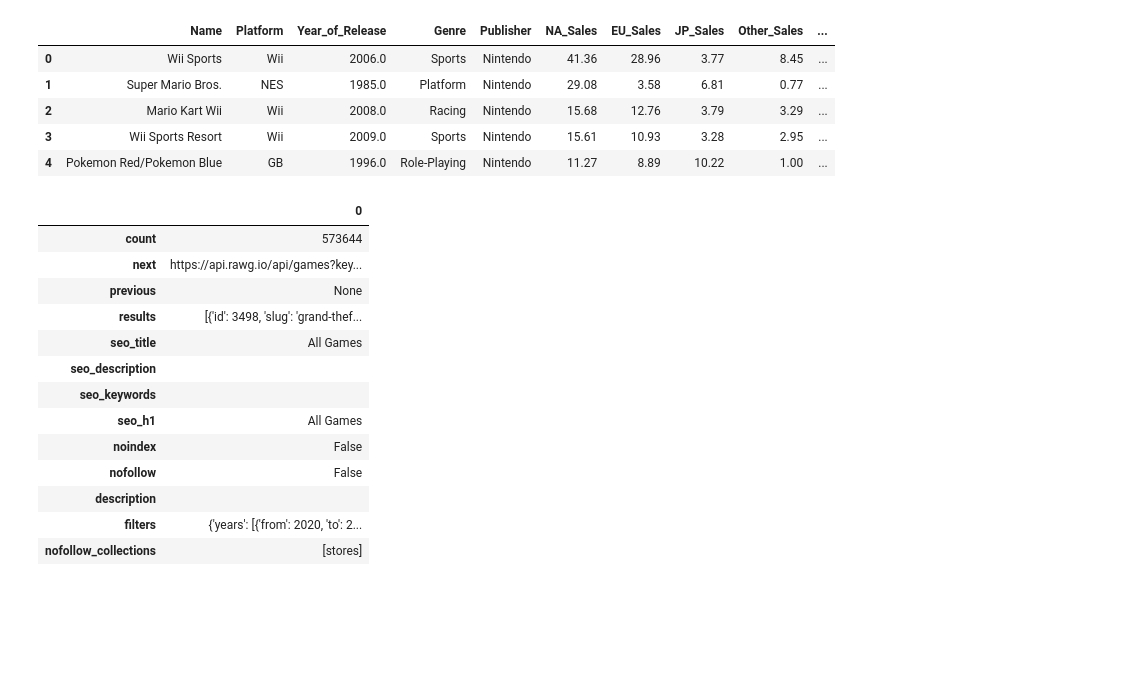
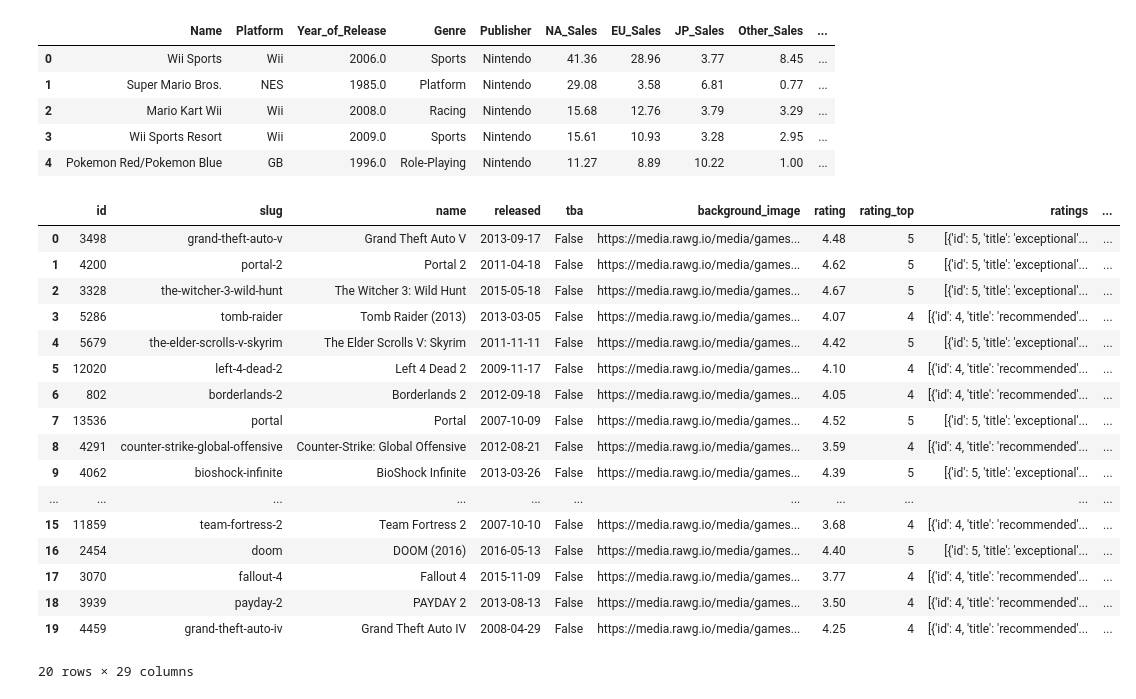
Before and after one commit to dalismo/api_call_of_duty_etl, a Jupyter notebook: extracting_rawg_api_data.ipynb, the cells around one changed output. Drawn from its saved outputs; the diff is of its cells as text; code cells hidden in the pictures; blank space fills up the shorter version.

Commit message:
working on dataframe for api data

```diff
--- a/extracting_rawg_api_data.ipynb
+++ b/extracting_rawg_api_data.ipynb
@@ -59,24 +59,28 @@ videogame_sales_df.head()
 | 2 | Mario Kart Wii | Wii | 2008.0 | Racing | Nintendo | 15.68 | 12.76 | 3.79 | 3.29 | ... |
 | 3 | Wii Sports Resort | Wii | 2009.0 | Sports | Nintendo | 15.61 | 10.93 | 3.28 | 2.95 | ... |
 | 4 | Pokemon Red/Pokemon Blue | GB | 1996.0 | Role-Playing | Nintendo | 11.27 | 8.89 | 10.22 | 1.00 | ... |
-# %%
-# = "Resources/rawg_data.json"
-# videogame_data_df = pd.read_json(json_path)
-# videogame_data_df.head()
-videogame_data_df = pd.DataFrame.from_dict(response, orient='index')
-videogame_data_df.head(50)
-# %% [output]
-|  | 0 |
-| count | 573644 |
-| next | https://api.rawg.io/api/games?key... |
-| previous | None |
-| results | [{'id': 3498, 'slug': 'grand-thef... |
-| seo_title | All Games |
-| seo_description |  |
-| seo_keywords |  |
-| seo_h1 | All Games |
-| noindex | False |
-| nofollow | False |
-| description |  |
-| filters | {'years': [{'from': 2020, 'to': 2... |
-| nofollow_collections | [stores] |
+# %%
+# = "Resources/rawg_data.json"
+# videogame_data_df = pd.read_json(json_path)
+# videogame_data_df.head()
+videogame_data_df = pd.DataFrame.from_dict(response["results"], orient='columns')
+videogame_data_df.head(50)
+# %% [output]
+|  | id | slug | name | released | tba | background_image | rating | rating_top | ratings | ... |
+| 0 | 3498 | grand-theft-auto-v | Grand Theft Auto V | 2013-09-17 | False | https://media.rawg.io/media/games... | 4.48 | 5 | [{'id': 5, 'title': 'exceptional'... | ... |
+| 1 | 4200 | portal-2 | Portal 2 | 2011-04-18 | False | https://media.rawg.io/media/games... | 4.62 | 5 | [{'id': 5, 'title': 'exceptional'... | ... |
+| 2 | 3328 | the-witcher-3-wild-hunt | The Witcher 3: Wild Hunt | 2015-05-18 | False | https://media.rawg.io/media/games... | 4.67 | 5 | [{'id': 5, 'title': 'exceptional'... | ... |
+| 3 | 5286 | tomb-raider | Tomb Raider (2013) | 2013-03-05 | False | https://media.rawg.io/media/games... | 4.07 | 4 | [{'id': 4, 'title': 'recommended'... | ... |
+| 4 | 5679 | the-elder-scrolls-v-skyrim | The Elder Scrolls V: Skyrim | 2011-11-11 | False | https://media.rawg.io/media/games... | 4.42 | 5 | [{'id': 5, 'title': 'exceptional'... | ... |
+| 5 | 12020 | left-4-dead-2 | Left 4 Dead 2 | 2009-11-17 | False | https://media.rawg.io/media/games... | 4.10 | 4 | [{'id': 4, 'title': 'recommended'... | ... |
+| 6 | 802 | borderlands-2 | Borderlands 2 | 2012-09-18 | False | https://media.rawg.io/media/games... | 4.05 | 4 | [{'id': 4, 'title': 'recommended'... | ... |
+| 7 | 13536 | portal | Portal | 2007-10-09 | False | https://media.rawg.io/media/games... | 4.52 | 5 | [{'id': 5, 'title': 'exceptional'... | ... |
+| 8 | 4291 | counter-strike-global-offensive | Counter-Strike: Global Offensive | 2012-08-21 | False | https://media.rawg.io/media/games... | 3.59 | 4 | [{'id': 4, 'title': 'recommended'... | ... |
+| 9 | 4062 | bioshock-infinite | BioShock Infinite | 2013-03-26 | False | https://media.rawg.io/media/games... | 4.39 | 5 | [{'id': 5, 'title': 'exceptional'... | ... |
+| ... | ... | ... | ... | ... | ... | ... | ... | ... | ... | ... |
+| 15 | 11859 | team-fortress-2 | Team Fortress 2 | 2007-10-10 | False | https://media.rawg.io/media/games... | 3.68 | 4 | [{'id': 4, 'title': 'recommended'... | ... |
+| 16 | 2454 | doom | DOOM (2016) | 2016-05-13 | False | https://media.rawg.io/media/games... | 4.40 | 5 | [{'id': 5, 'title': 'exceptional'... | ... |
+| 17 | 3070 | fallout-4 | Fallout 4 | 2015-11-09 | False | https://media.rawg.io/media/games... | 3.77 | 4 | [{'id': 4, 'title': 'recommended'... | ... |
+| 18 | 3939 | payday-2 | PAYDAY 2 | 2013-08-13 | False | https://media.rawg.io/media/games... | 3.50 | 4 | [{'id': 4, 'title': 'recommended'... | ... |
+| 19 | 4459 | grand-theft-auto-iv | Grand Theft Auto IV | 2008-04-29 | False | https://media.rawg.io/media/games... | 4.25 | 4 | [{'id': 4, 'title': 'recommended'... | ... |
+20 rows × 29 columns
```
Also changed, not shown: parts of 2 cells of this notebook.
